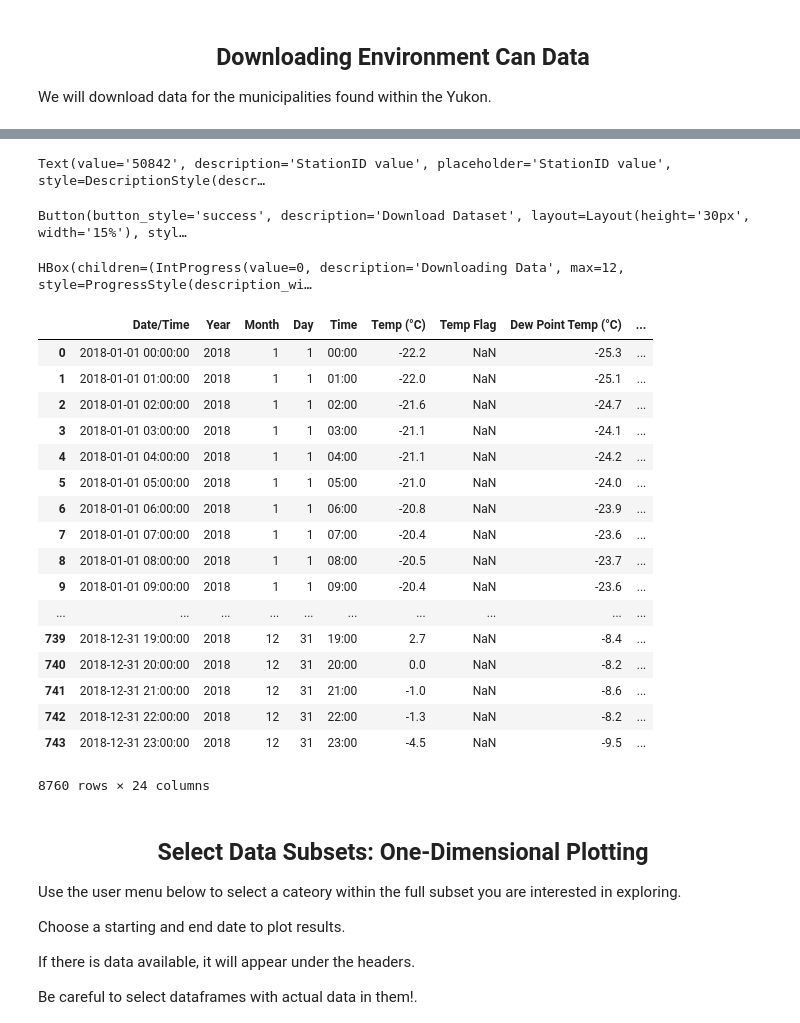
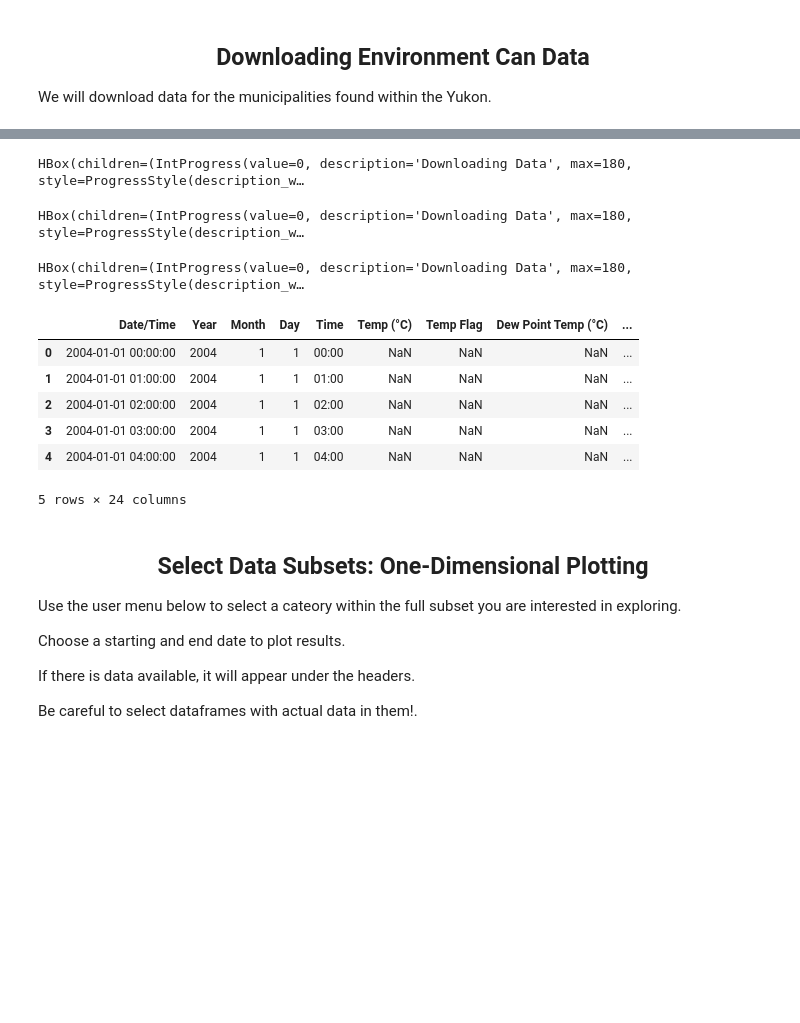
Before and after one commit to callysto/notebook-templates, a Jupyter notebook: Python_Packages_Investigations/StatsCan_EnvironmentCan/Stats_Can_Meets_Environment_Can_Visualizing.ipynb, the cells around one changed output, grey strips where cells are left out. Saved outputs shown, nothing was run; the diff lists cells and outputs as text; code cells hidden in the pictures; blank space fills up the shorter version.

```diff
--- a/Python_Packages_Investigations/StatsCan_EnvironmentCan/Stats_Can_Meets_Environment_Can_Visualizing.ipynb
+++ b/Python_Packages_Investigations/StatsCan_EnvironmentCan/Stats_Can_Meets_Environment_Can_Visualizing.ipynb
@@ -186,25 +160,3 @@ HBox(children=(IntProgress(value=0, description='Generating Pandas DataFrames',
-# %%
-station_ID = widgets.Text(
-    value="50842",
-    placeholder='StationID value',
-    description='StationID value',
-    disabled=False,
-    style=style
-)
-
-
-DS_button = widgets.Button(
-    button_style='success',
-    description="Download Dataset",
-    layout=Layout(width='15%', height='30px'),
-    style=style
-)
-DS_button.on_click( rerun_cell )
-display(station_ID)
-display(DS_button)
-# %% [output]
-Text(value='50842', description='StationID value', placeholder='StationID value', style=DescriptionStyle(descr…
-Button(button_style='success', description='Download Dataset', layout=Layout(height='30px', width='15%'), styl…
 # %%
 #27950,53022,53025,1556,54178,53027,54198,50842
 vals = station_ID.value
@@ -213,29 +165,20 @@ int_split_vals = [int(val) for val in split_vals]
 # %%
 all_the_weather_data_YUKON = []
 for item in int_split_vals:
-    weather_data = download_data_date_range(item,'Jan2018','Dec2018')
+    weather_data = download_data_date_range(item,'Jan2004','Dec2018')
     all_the_weather_data_YUKON.append(weather_data)
-all_the_weather_data_YUKON[0]
+all_the_weather_data_YUKON[0].head()
 # %% [output]
-HBox(children=(IntProgress(value=0, description='Downloading Data', max=12, style=ProgressStyle(description_wi…
+HBox(children=(IntProgress(value=0, description='Downloading Data', max=180, style=ProgressStyle(description_w…
+HBox(children=(IntProgress(value=0, description='Downloading Data', max=180, style=ProgressStyle(description_w…
+HBox(children=(IntProgress(value=0, description='Downloading Data', max=180, style=ProgressStyle(description_w…
 |  | Date/Time | Year | Month | Day | Time | Temp (°C) | Temp Flag | Dew Point Temp (°C) | ... |
-| 0 | 2018-01-01 00:00:00 | 2018 | 1 | 1 | 00:00 | -22.2 | NaN | -25.3 | ... |
-| 1 | 2018-01-01 01:00:00 | 2018 | 1 | 1 | 01:00 | -22.0 | NaN | -25.1 | ... |
-| 2 | 2018-01-01 02:00:00 | 2018 | 1 | 1 | 02:00 | -21.6 | NaN | -24.7 | ... |
-| 3 | 2018-01-01 03:00:00 | 2018 | 1 | 1 | 03:00 | -21.1 | NaN | -24.1 | ... |
-| 4 | 2018-01-01 04:00:00 | 2018 | 1 | 1 | 04:00 | -21.1 | NaN | -24.2 | ... |
-| 5 | 2018-01-01 05:00:00 | 2018 | 1 | 1 | 05:00 | -21.0 | NaN | -24.0 | ... |
-| 6 | 2018-01-01 06:00:00 | 2018 | 1 | 1 | 06:00 | -20.8 | NaN | -23.9 | ... |
-| 7 | 2018-01-01 07:00:00 | 2018 | 1 | 1 | 07:00 | -20.4 | NaN | -23.6 | ... |
-| 8 | 2018-01-01 08:00:00 | 2018 | 1 | 1 | 08:00 | -20.5 | NaN | -23.7 | ... |
-| 9 | 2018-01-01 09:00:00 | 2018 | 1 | 1 | 09:00 | -20.4 | NaN | -23.6 | ... |
-| ... | ... | ... | ... | ... | ... | ... | ... | ... | ... |
-| 739 | 2018-12-31 19:00:00 | 2018 | 12 | 31 | 19:00 | 2.7 | NaN | -8.4 | ... |
-| 740 | 2018-12-31 20:00:00 | 2018 | 12 | 31 | 20:00 | 0.0 | NaN | -8.2 | ... |
-| 741 | 2018-12-31 21:00:00 | 2018 | 12 | 31 | 21:00 | -1.0 | NaN | -8.6 | ... |
-| 742 | 2018-12-31 22:00:00 | 2018 | 12 | 31 | 22:00 | -1.3 | NaN | -8.2 | ... |
-| 743 | 2018-12-31 23:00:00 | 2018 | 12 | 31 | 23:00 | -4.5 | NaN | -9.5 | ... |
+| 0 | 2004-01-01 00:00:00 | 2004 | 1 | 1 | 00:00 | NaN | NaN | NaN | ... |
+| 1 | 2004-01-01 01:00:00 | 2004 | 1 | 1 | 01:00 | NaN | NaN | NaN | ... |
+| 2 | 2004-01-01 02:00:00 | 2004 | 1 | 1 | 02:00 | NaN | NaN | NaN | ... |
+| 3 | 2004-01-01 03:00:00 | 2004 | 1 | 1 | 03:00 | NaN | NaN | NaN | ... |
+| 4 | 2004-01-01 04:00:00 | 2004 | 1 | 1 | 04:00 | NaN | NaN | NaN | ... |
-8760 rows × 24 columns
+5 rows × 24 columns
 # %% [markdown]
 <h2 align='center'>Select Data Subsets: One-Dimensional Plotting</h2>
 
```
Also changed, not shown: parts of 25 cells of this notebook.
